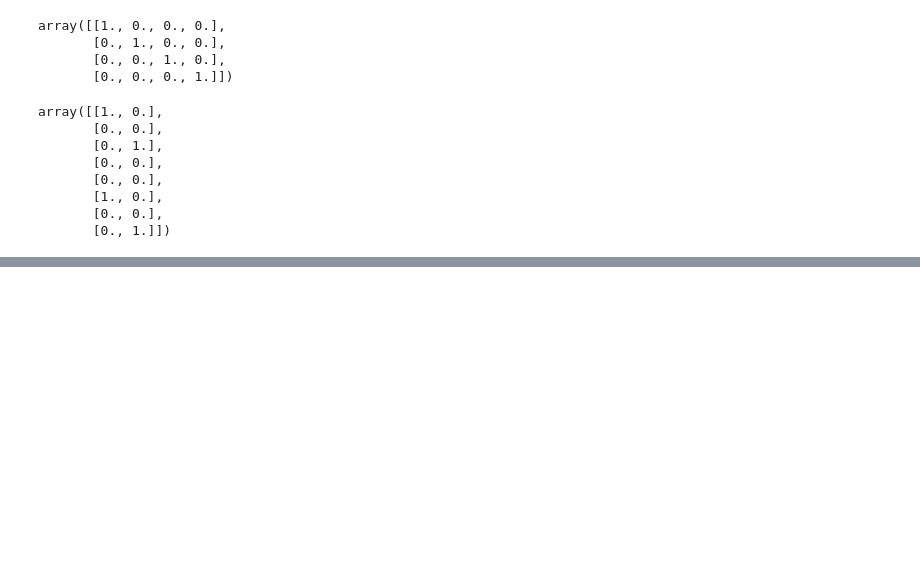
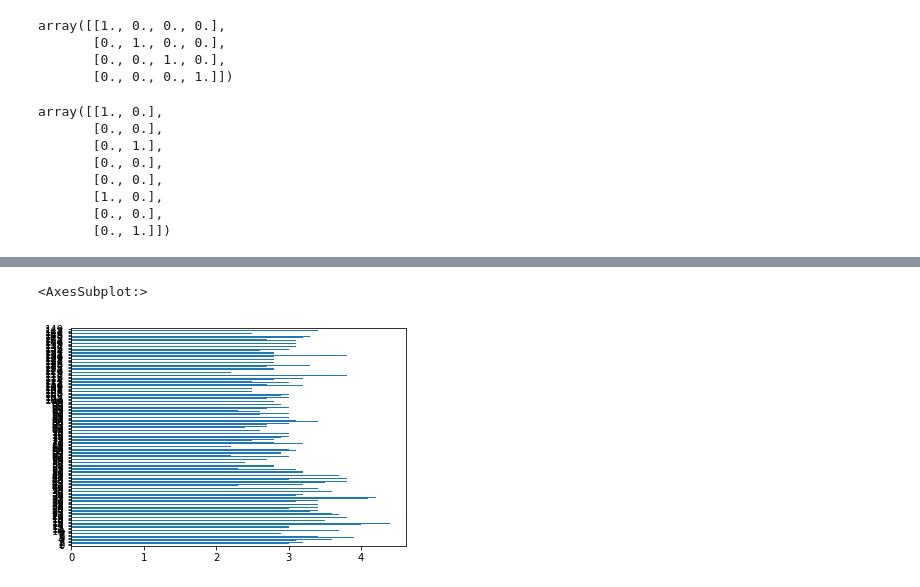
Before and after one commit to CS-dept-Vivekananda-Centenary-College/freecodecamp-Data-analysis-tutorial-exercises, a Jupyter notebook: Class-exercises/class2.ipynb, the cells around one changed output, grey strips where cells are left out. Saved outputs shown, nothing was run; the diff lists cells and outputs as text; code cells hidden in the pictures; blank space fills up the shorter version.

```diff
--- a/Class-exercises/class2.ipynb
+++ b/Class-exercises/class2.ipynb
@@ -149,0 +205,5 @@ array([[1., 0.],
+# %%
+df['sepal width (cm)'].plot.barh()
+# %% [output]
+<AxesSubplot:>
+[figure, added]
```
Also changed, not shown: parts of 15 cells of this notebook.
